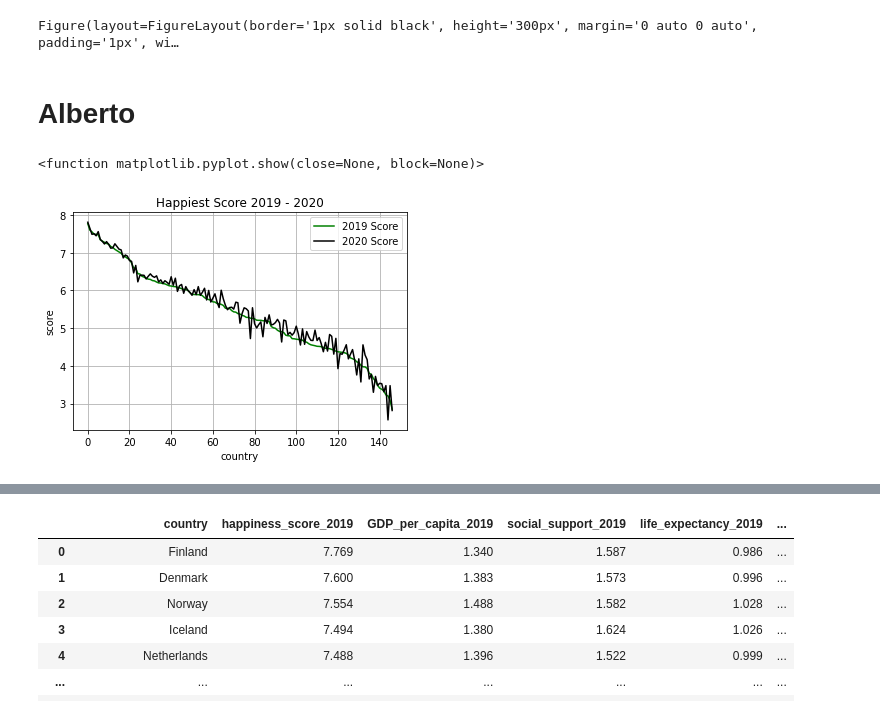
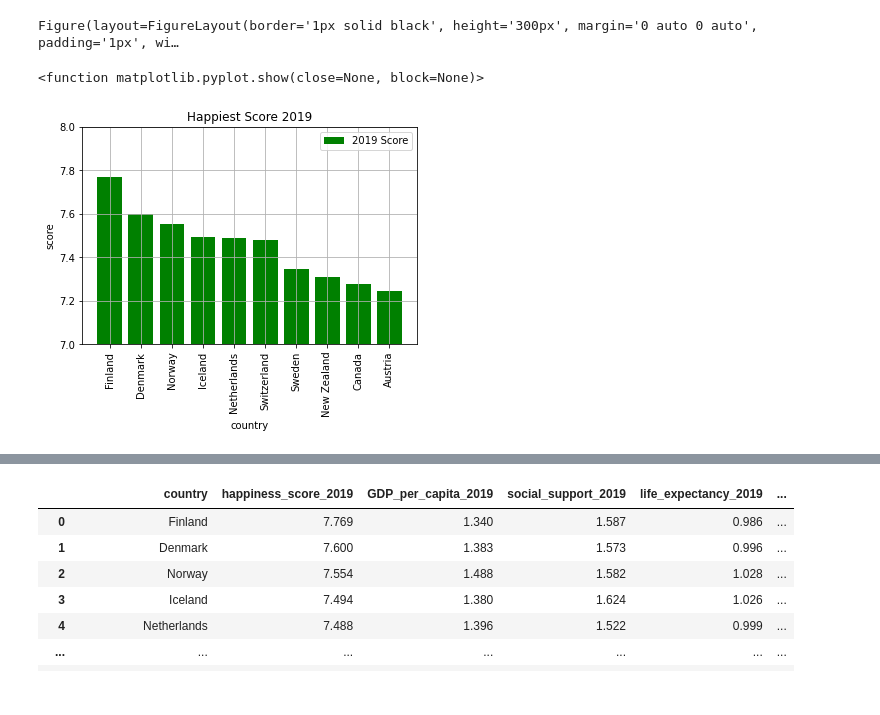
Before and after one commit to josiedeleon/Team9--Project1, a Jupyter notebook: Project 1 Happiness.ipynb, the cells around one changed output, grey strips where cells are left out. Saved outputs shown, nothing was run; the diff lists cells and outputs as text; code cells hidden in the pictures.

```diff
--- a/Project 1 Happiness.ipynb
+++ b/Project 1 Happiness.ipynb
@@ -344,19 +365,19 @@ fig.add_layer(corrupt_layer)
 fig
 # %% [output]
 Figure(layout=FigureLayout(border='1px solid black', height='300px', margin='0 auto 0 auto', padding='1px', wi…
-# %% [markdown]
-# Alberto
 # %%
-#Plot 2019 -2020 Happiness Score
-data=Merge1920_df
-plt.plot(data['happiness_score_2019'],label='2019 Score', color='green')
-plt.plot(data['happiness_score_2020'],label='2020 Score', color='black')
-plt.title("Happiest Score 2019 - 2020")
+#Plot 2019 Happiness Score
+data=Merge1920_df.head(10)
+data=Merge1920_df.sort_values(by='happiness_score_2019', ascending=False).head(10)
+plt.bar(data['country'],data['happiness_score_2019'],label='2019 Score', color='green')
+plt.title("Happiest Score 2019")
 plt.ylabel('score')
+plt.ylim(7,8)
+plt.xticks(rotation=90)
 plt.xlabel('country')
 plt.grid()
 plt.legend()
 plt.show
 # %% [output]
 <function matplotlib.pyplot.show(close=None, block=None)>
-[figure, old version]
+[figure, new version]
```
Also changed, not shown: parts of 15 cells of this notebook.
